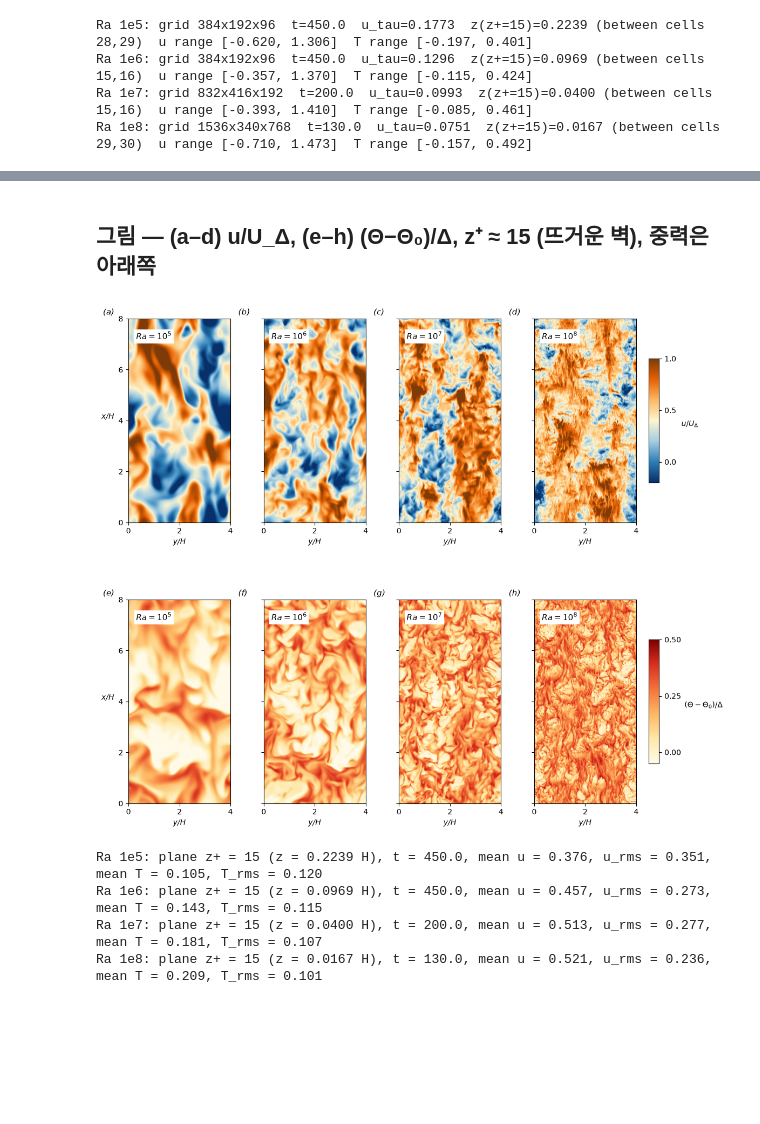
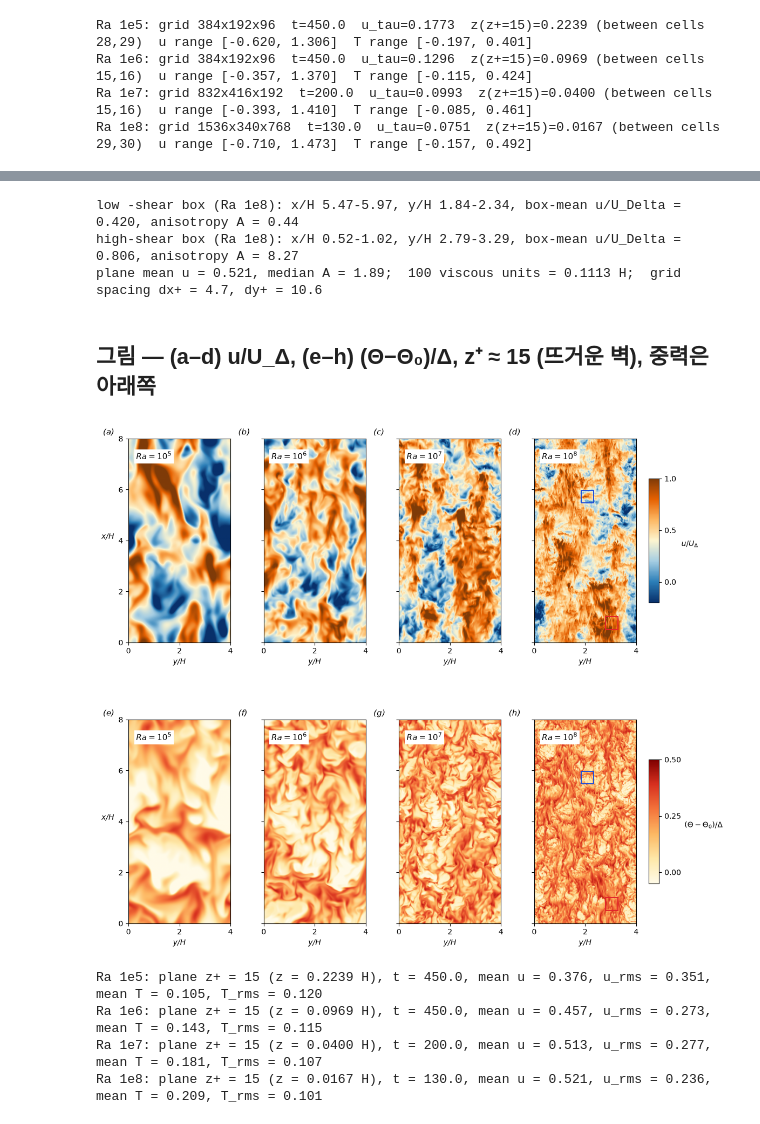
Before and after one commit to dontempty/MPM-STD_C, a Jupyter notebook: apps/dhvc/plot/plot_instant.ipynb, the cells around one changed output, grey strips where cells are left out. Cells and saved outputs as stored; diff of their text form; code cells hidden in the pictures; blank space fills up the shorter version.

```diff
--- a/apps/dhvc/plot/plot_instant.ipynb
+++ b/apps/dhvc/plot/plot_instant.ipynb
@@ -84,3 +92,35 @@ Ra 1e8: grid 1536x340x768  t=130.0  u_tau=0.0751  z(z+=15)=0.0167 (between cells
+# %%
+BOX = 0.5                       # 상자 한 변 [H]
+BOX_CASE = sorted(data, key=lambda k: float(data[k]["ra"]))[-1]
+d = data[BOX_CASE]; ngx, ngy = int(d["ngx"]), int(d["ngy"])
+dx, dy = 8.0 / ngx, 4.0 / ngy
+nbx, nby = int(round(BOX / dx)), int(round(BOX / dy))
+U = d["U"]
+def box_average(F):                       # 모든 상자 위치의 평균 (적분영상) — 영역 안쪽만
+    S = np.zeros((F.shape[0] + 1, F.shape[1] + 1)); S[1:, 1:] = F.cumsum(0).cumsum(1)
+    return (S[nbx:, nby:] - S[:-nbx, nby:] - S[nbx:, :-nby] + S[:-nbx, :-nby]) / (nbx * nby)
+box_mean = box_average(U)
+gx2 = box_average(((np.roll(U, -1, 0) - np.roll(U, 1, 0)) / (2 * dx)) ** 2)
+gy2 = box_average(((np.roll(U, -1, 1) - np.roll(U, 1, 1)) / (2 * dy)) ** 2)
+aniso = gy2 / np.maximum(gx2, 1e-30)
+q_low, q_high = np.quantile(box_mean, [0.25, 0.75])
+score_high = np.where(box_mean >= q_high, aniso, -np.inf)
+i_high, j_high = np.unravel_index(np.argmax(score_high), score_high.shape)
+score_low = np.where(box_mean <= q_low, aniso, np.inf)
+score_low[max(0, i_high - nbx):i_high + nbx, max(0, j_high - nby):j_high + nby] = np.inf   # 겹침 금지
+i_low, j_low = np.unravel_index(np.argmin(score_low), score_low.shape)
+BOXES = {"low":  dict(i=i_low,  j=j_low,  color="#1f4fd8", x0=i_low * dx,  y0=j_low * dy,  mean=box_mean[i_low, j_low],   A=aniso[i_low, j_low]),
+         "high": dict(i=i_high, j=j_high, color="#e3242b", x0=i_high * dx, y0=j_high * dy, mean=box_mean[i_high, j_high], A=aniso[i_high, j_high])}
+for k, b in BOXES.items():
+    print(f"{k:4s}-shear box (Ra {BOX_CASE}): x/H {b['x0']:.2f}-{b['x0']+BOX:.2f}, y/H {b['y0']:.2f}-{b['y0']+BOX:.2f}, "
+          f"box-mean u/U_Delta = {b['mean']:.3f}, anisotropy A = {b['A']:.2f}")
+visc_unit = float(d["nu"]) / float(d["u_tau"])
+print(f"plane mean u = {U.mean():.3f}, median A = {np.median(aniso):.2f};  100 viscous units = {100 * visc_unit:.4f} H;  "
+      f"grid spacing dx+ = {dx / visc_unit:.1f}, dy+ = {dy / visc_unit:.1f}")
+# %% [output]
+low -shear box (Ra 1e8): x/H 5.47-5.97, y/H 1.84-2.34, box-mean u/U_Delta = 0.420, anisotropy A = 0.44
+high-shear box (Ra 1e8): x/H 0.52-1.02, y/H 2.79-3.29, box-mean u/U_Delta = 0.806, anisotropy A = 8.27
+plane mean u = 0.521, median A = 1.89;  100 viscous units = 0.1113 H;  grid spacing dx+ = 4.7, dy+ = 10.6
 # %% [markdown]
 ## 그림 — (a–d) u/U_Δ, (e–h) (Θ−Θ₀)/Δ, z⁺ ≈ 15 (뜨거운 벽), 중력은 아래쪽
 # %%
@@ -90,34 +130,38 @@ cmap_t = LinearSegmentedColormap.from_list("ng_t", ["#fffbe8", "#fee8a8", "#fdb8
 U_LIM, T_LIM = (-0.2, 1.0), (-0.05, 0.5)
 labels = list(data)
 fig, axes = plt.subplots(2, len(labels), figsize=(2.6 * len(labels) + 1.2, 10.4), constrained_layout=True)
 letters = "abcdefghijkl"
 for col, lab in enumerate(labels):
     d = data[lab]; ngx, ngy = int(d["ngx"]), int(d["ngy"])
     for row, (field, cmap, lim) in enumerate((("U", cmap_u, U_LIM), ("T", cmap_t, T_LIM))):
         ax = axes[row, col]
         im = ax.imshow(d[field], origin="lower", extent=(0, 4, 0, 8), cmap=cmap, vmin=lim[0], vmax=lim[1],
                        interpolation="bilinear", aspect="equal")
         ax.set_xticks([0, 2, 4]); ax.set_yticks([0, 2, 4, 6, 8])
         ax.set_xlabel("y/H", fontstyle="italic")
         if col == 0: ax.set_ylabel("x/H", fontstyle="italic", rotation=0, labelpad=14)
         else: ax.set_yticklabels([])
         exponent = int(round(np.log10(float(d["ra"]))))
         ax.text(0.30, 7.3, rf"$Ra = 10^{exponent}$", fontsize=11, ha="left", va="center",
                 bbox=dict(facecolor="white", edgecolor="none", pad=2.5))
         ax.text(-0.25, 1.02, f"({letters[row * len(labels) + col]})", transform=ax.transAxes, fontstyle="italic", fontsize=11)
+        if "BOXES" in globals() and lab == BOX_CASE:
+            from matplotlib.patches import Rectangle
+            for b in BOXES.values():
+                ax.add_patch(Rectangle((b["y0"], b["x0"]), BOX, BOX, fill=False, edgecolor=b["color"], linewidth=1.4))
         if col == len(labels) - 1:
             cb = fig.colorbar(im, ax=axes[row, :], shrink=0.45, aspect=12, pad=0.02)
             if field == "U": cb.set_ticks([0, 0.5, 1.0]); cb.set_label(r"$u/U_\Delta$", rotation=0, labelpad=18)
             else: cb.set_ticks([0, 0.25, 0.5]); cb.set_label(r"$(\Theta-\Theta_0)/\Delta$", rotation=0, labelpad=30)
 SAVE = os.environ.get("DHVC_INSTANT_FIG")
 if SAVE: fig.savefig(SAVE, dpi=110)
 plt.show()
 for lab in labels:
     d = data[lab]
     print(f"Ra {lab}: plane z+ = {float(d['z_plus']):.0f} (z = {float(d['z']):.4f} H), t = {float(d['t']):.1f}, "
           f"mean u = {d['U'].mean():.3f}, u_rms = {d['U'].std():.3f}, mean T = {d['T'].mean():.3f}, T_rms = {d['T'].std():.3f}")
 # %% [output]
-[figure, old version]
+[figure, new version]
 Ra 1e5: plane z+ = 15 (z = 0.2239 H), t = 450.0, mean u = 0.376, u_rms = 0.351, mean T = 0.105, T_rms = 0.120
 Ra 1e6: plane z+ = 15 (z = 0.0969 H), t = 450.0, mean u = 0.457, u_rms = 0.273, mean T = 0.143, T_rms = 0.115
 Ra 1e7: plane z+ = 15 (z = 0.0400 H), t = 200.0, mean u = 0.513, u_rms = 0.277, mean T = 0.181, T_rms = 0.107
```
Also changed, not shown: parts of 3 cells of this notebook.
